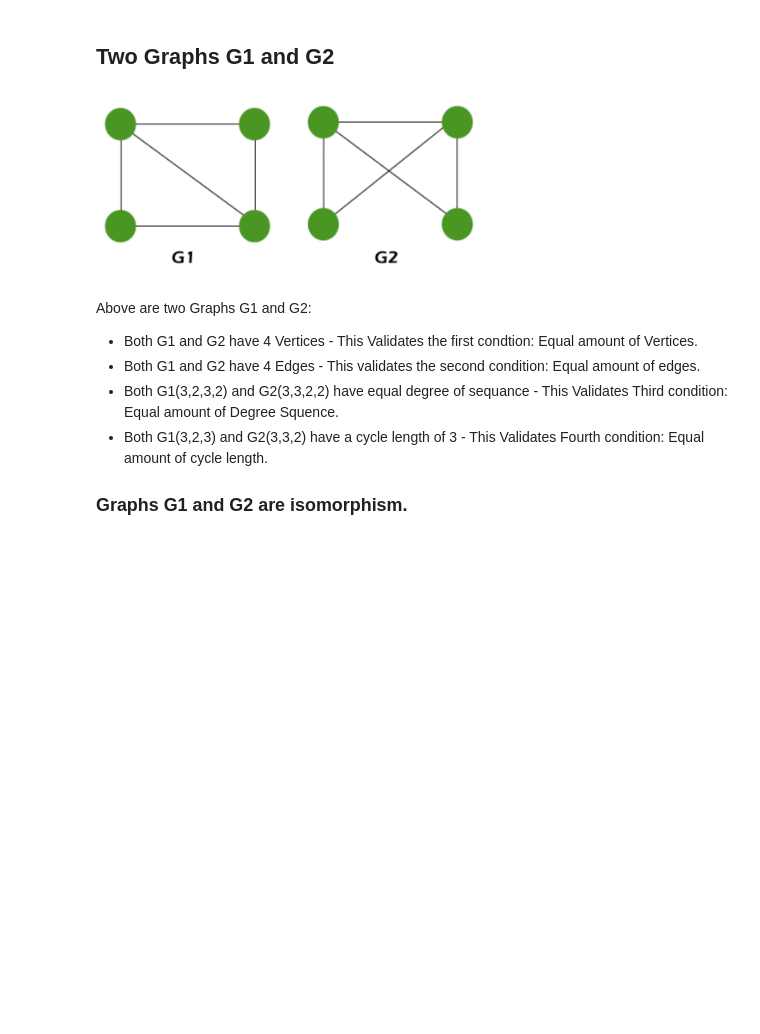
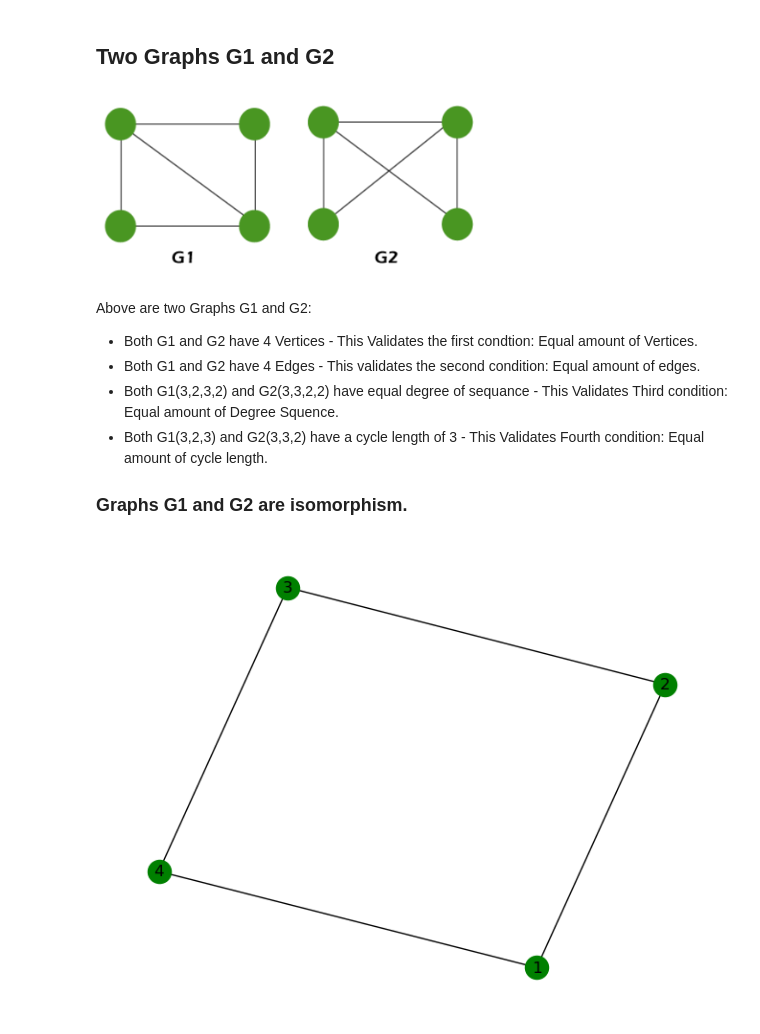
Before and after one commit to rohansikder/GraphTheory-Isomorphism, a Jupyter notebook: graph_isomorphism.ipynb, the cells around one changed output. Drawn from its saved outputs; the diff is of its cells as text; code cells hidden in the pictures; blank space fills up the shorter version.

Commit message:
Added further explanation on graphs and ismorphism and added python graphs and proved that they are isomporphic

```diff
--- a/graph_isomorphism.ipynb
+++ b/graph_isomorphism.ipynb
@@ -27,0 +47,8 @@ Above are two Graphs G1 and G2:
+# %%
+# G1
+G1 = nx.Graph()
+G1.add_nodes_from([1, 2, 3, 4])
+G1.add_edges_from([(1, 2), (2, 3), (3, 4), (4, 1)])
+nx.draw(G1, with_labels=True, node_color='green')
+# %% [output]
+[figure, added]
```
Also changed, not shown: parts of 7 cells of this notebook.
